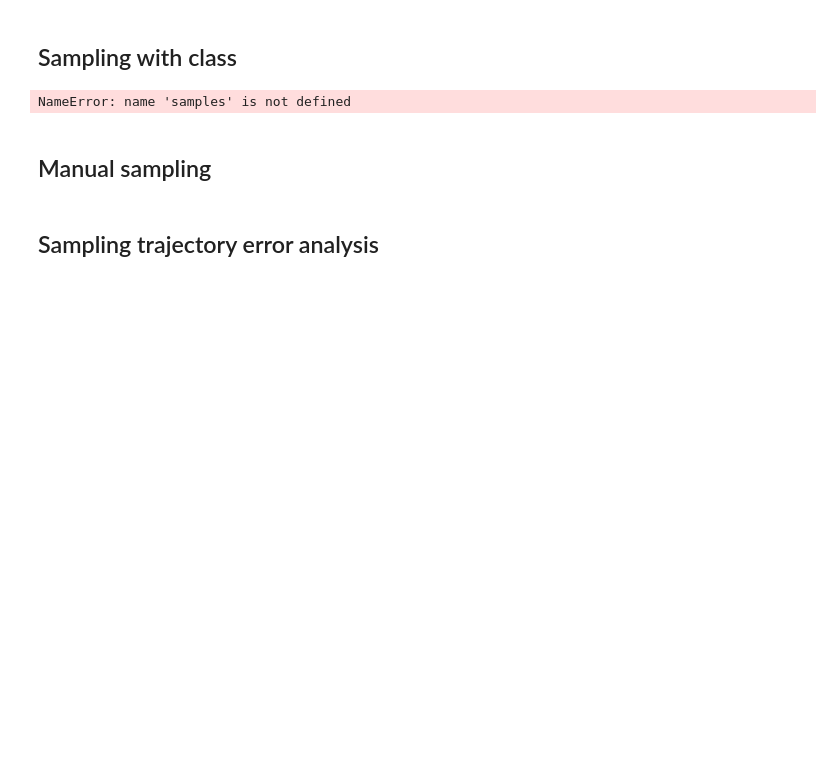
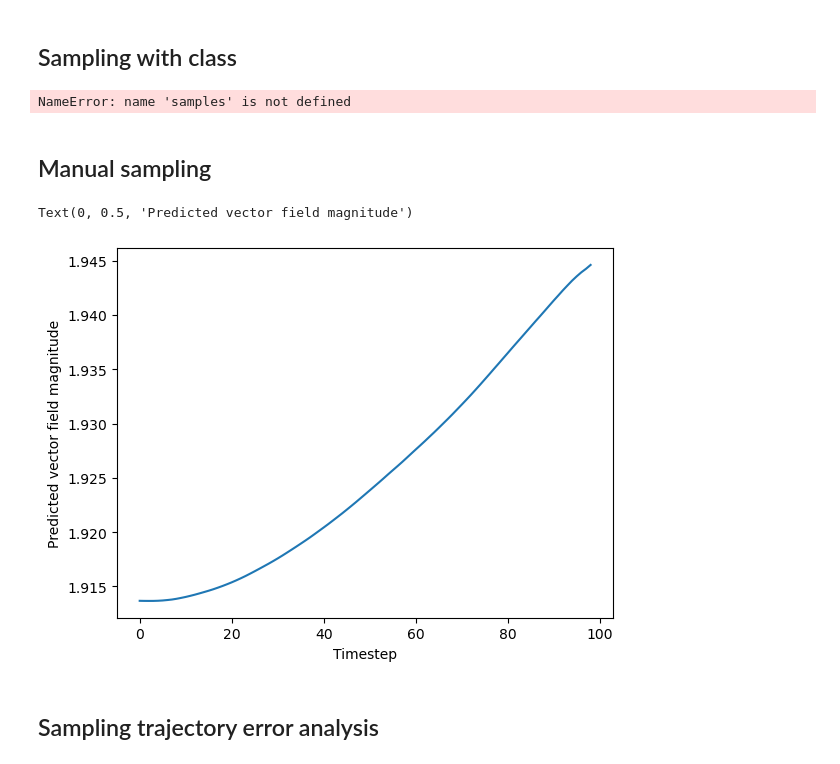
Before and after one commit to microsoft/protein-frame-flow, a Jupyter notebook: notebooks/inference_rosetta.ipynb, the cells around one changed output. Cells and saved outputs as stored; diff of their text form; code cells hidden in the pictures; blank space fills up the shorter version.

```diff
--- a/notebooks/inference_rosetta.ipynb
+++ b/notebooks/inference_rosetta.ipynb
@@ -308,6 +309,18 @@ pred_rotvec_traj = so3_utils.rotmat_to_rotvec(pred_rots_traj)
 trans_traj = torch.stack([x[0] for x in trans_rot_traj]).detach().cpu()
 rots_traj = torch.stack([x[1] for x in trans_rot_traj]).detach().cpu()
 rotvec_traj = so3_utils.rotmat_to_rotvec(rots_traj)
+# %%
+all_vf_mag = []
+for vf in all_gt_rots_vf:
+    vf_mag = np.linalg.norm(vf, axis=-1)
+    all_vf_mag.append(np.mean(vf_mag))
+# %%
+plt.plot(all_vf_mag)
+plt.xlabel('Timestep')
+plt.ylabel('Predicted vector field magnitude')
+# %% [output]
+Text(0, 0.5, 'Predicted vector field magnitude')
+[figure, added]
 # %% [markdown]
 ## Sampling trajectory error analysis
 # %%
```
Also changed, not shown: parts of 4 cells of this notebook, 9 other files.
